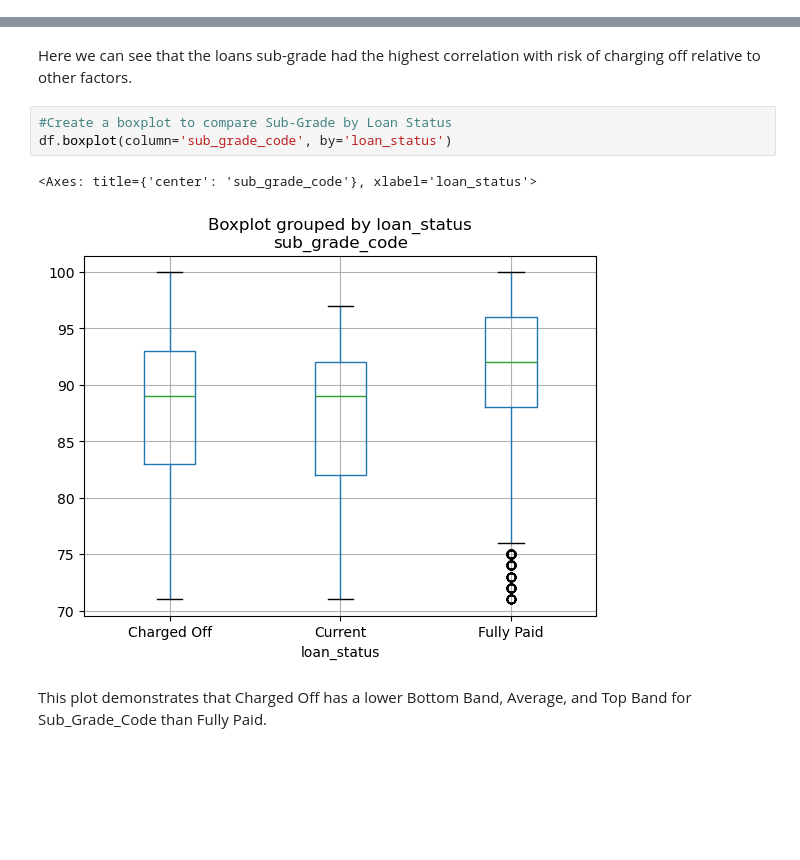
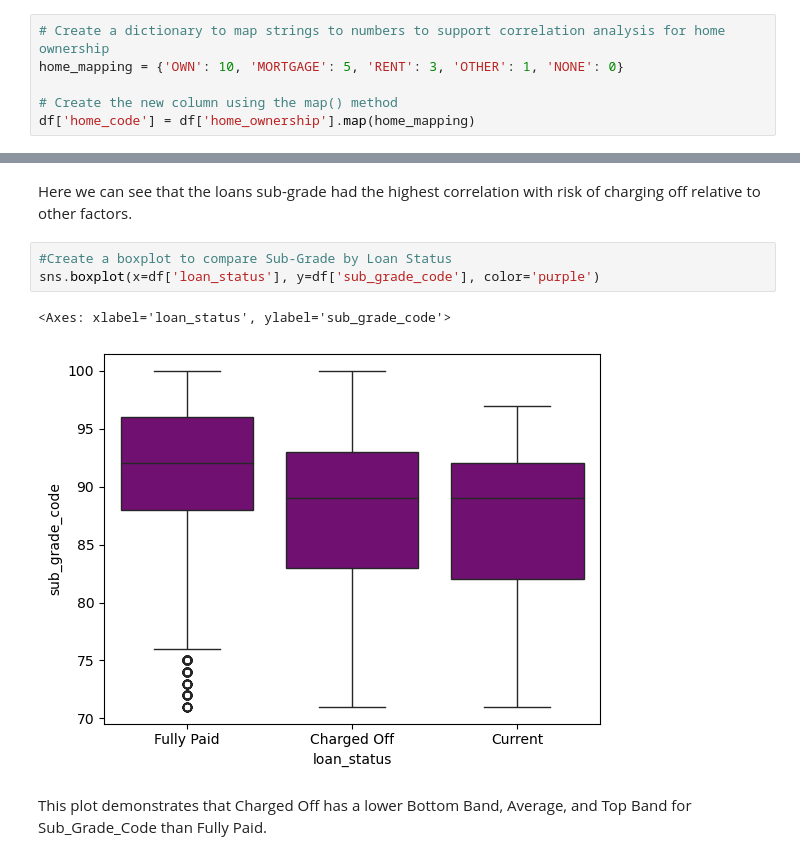
Before and after one commit to WolfeTyler/Lending-Club-Case-Study, a Jupyter notebook: Group_Facilitator_TylerWolfe.ipynb, the cells around one changed output, grey strips where cells are left out. Drawn from its saved outputs; the diff is of its cells as text; blank space fills up the shorter version.

```diff
--- a/Group_Facilitator_TylerWolfe.ipynb
+++ b/Group_Facilitator_TylerWolfe.ipynb
@@ -87,6 +79,12 @@ sub_grade_mapping = {'A1': 100, 'A2': 99, 'A3': 98, 'A4': 97, 'A5': 96, 'B1': 95
 
 # Create the new column using the map() method
 df['sub_grade_code'] = df['sub_grade'].map(sub_grade_mapping)
+# %%
+# Create a dictionary to map strings to numbers to support correlation analysis for home ownership
+home_mapping = {'OWN': 10, 'MORTGAGE': 5, 'RENT': 3, 'OTHER': 1, 'NONE': 0}
+
+# Create the new column using the map() method
+df['home_code'] = df['home_ownership'].map(home_mapping)
 # %% [markdown]
 Using this data we can produce a Correlation Heatmap to identify the top factors linked to loan status and potential default:
 # %%
@@ -106,10 +104,10 @@ plt.show()
 Here we can see that the loans sub-grade had the highest correlation with risk of charging off relative to other factors.
 # %%
 #Create a boxplot to compare Sub-Grade by Loan Status
-df.boxplot(column='sub_grade_code', by='loan_status')
+sns.boxplot(x=df['loan_status'], y=df['sub_grade_code'], color='purple')
 # %% [output]
-<Axes: title={'center': 'sub_grade_code'}, xlabel='loan_status'>
+<Axes: xlabel='loan_status', ylabel='sub_grade_code'>
-[figure, old version]
+[figure, new version]
 # %% [markdown]
 This plot demonstrates that Charged Off has a lower Bottom Band, Average, and Top Band for Sub_Grade_Code than Fully Paid.
 # %%
```
Also changed, not shown: parts of 13 cells of this notebook.
